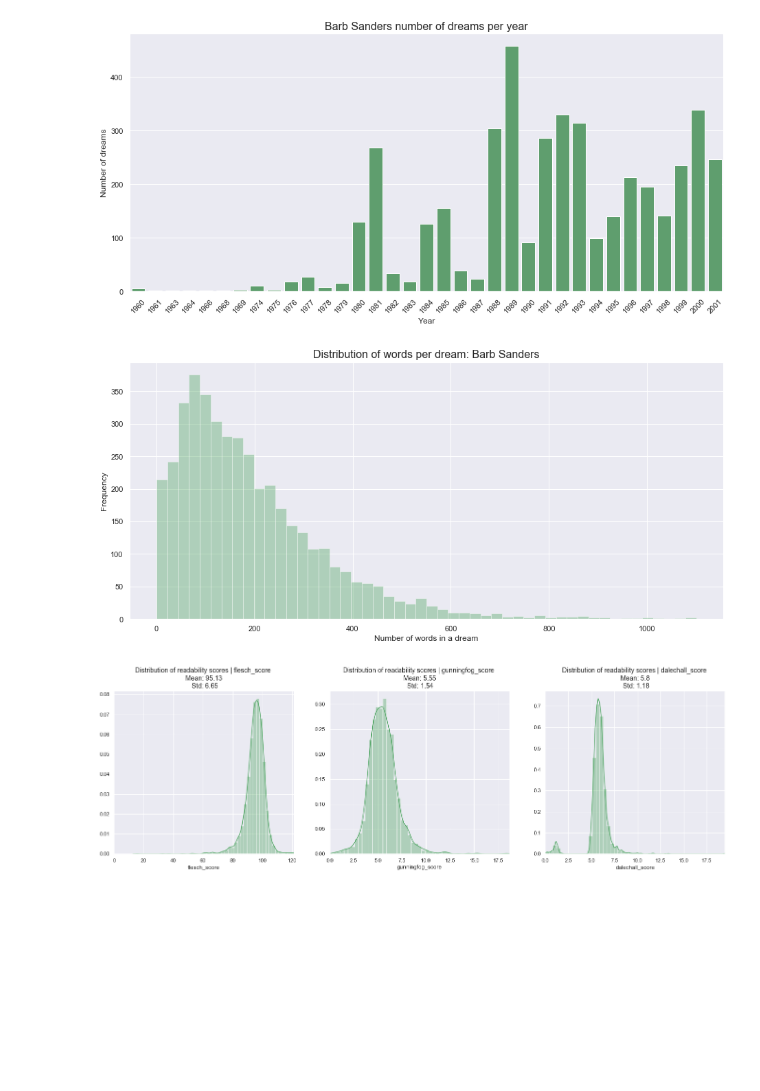
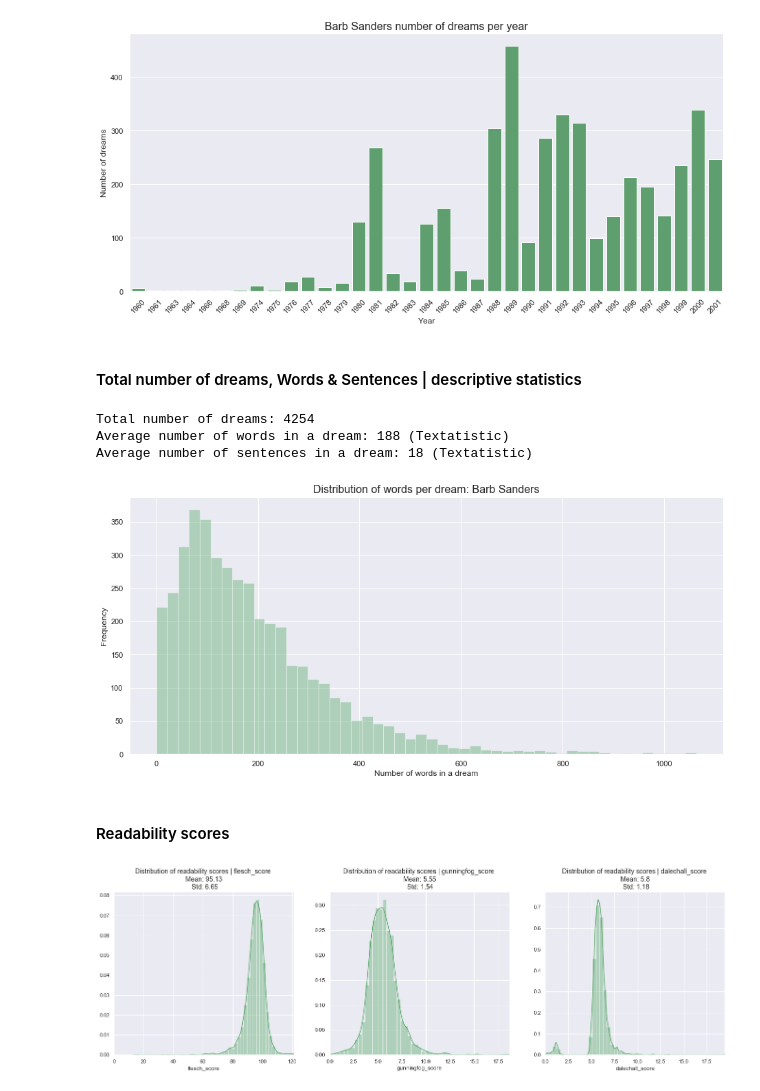
Before and after one commit to MigBap/dreambank, a Jupyter notebook: dreamresearch.net_data.ipynb, the cells around one changed output. Saved outputs shown, nothing was run; the diff lists cells and outputs as text; code cells hidden in the pictures; blank space fills up the shorter version.

```diff
--- a/dreamresearch.net_data.ipynb
+++ b/dreamresearch.net_data.ipynb
@@ -993,20 +1041,55 @@ plt.subplots_adjust(left=0, bottom=-0.3, right=2, top=1, wspace=0, hspace=0)
 plt.show()
 # %% [output]
 [figure]
+# %% [markdown]
+#### Total number of dreams, Words & Sentences | descriptive statistics
+# %%
+# Total number of dreams
+print("Total number of dreams: {}".format(len(b_df.dream.notnull())))
+
+###############################################################################################################
+
+import textatistic
+
+# Average number of words in a dream (textatistic)
+def avg_words(df):
+    length_dream = []
+    for i in df.dream:
+        length_dream.append(textatistic.word_count(i))
+    return round(np.mean(length_dream)).astype(np.int)
+
+print("Average number of words in a dream: {} (Textatistic)".format(avg_words(b_df)))
+
+###############################################################################################################
+
+# Average number of sentences in a dream (textatistic)
+def avg_sents(df):
+    length_dream = []
+    for i in df.dream:
+        length_dream.append(textatistic.sent_count(i))
+    return round(np.mean(length_dream)).astype(np.int)
+
+print("Average number of sentences in a dream: {} (Textatistic)".format(avg_sents(b_df)))
+
+###############################################################################################################
+# %% [output]
+Total number of dreams: 4254
+Average number of words in a dream: 188 (Textatistic)
+Average number of sentences in a dream: 18 (Textatistic)
 # %%
-from nltk.tokenize import regexp_tokenize
-
 # number of words per dream
-w_per_dream = [len(regexp_tokenize(i, '\w+')) for i in b_df.dream]
+w_per_dream = [textatistic.word_count(i) for i in b_df.dream]
 
 sns.distplot(w_per_dream, kde=False, color='g')
 plt.title("Distribution of words per dream: {}".format(dreamer), fontsize=16)
 plt.xlabel("Number of words in a dream")
 plt.ylabel("Frequency")
 plt.subplots_adjust(left=0, bottom=-0.3, right=2, top=1, wspace=0, hspace=0)
 plt.show()
 # %% [output]
-[figure, old version]
+[figure, new version]
+# %% [markdown]
+#### Readability scores
 # %%
 # Readability plot
 
```
Also changed, not shown: parts of 26 cells of this notebook.
